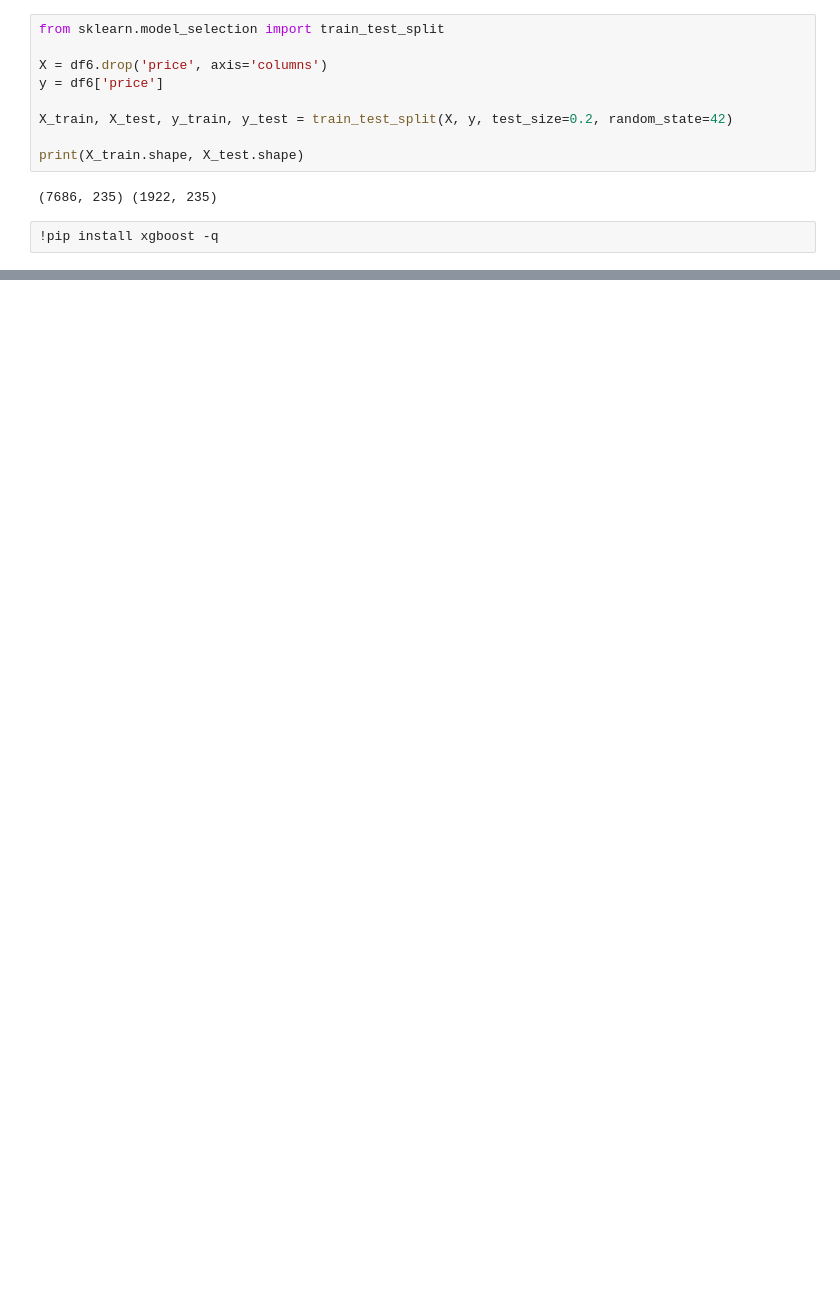
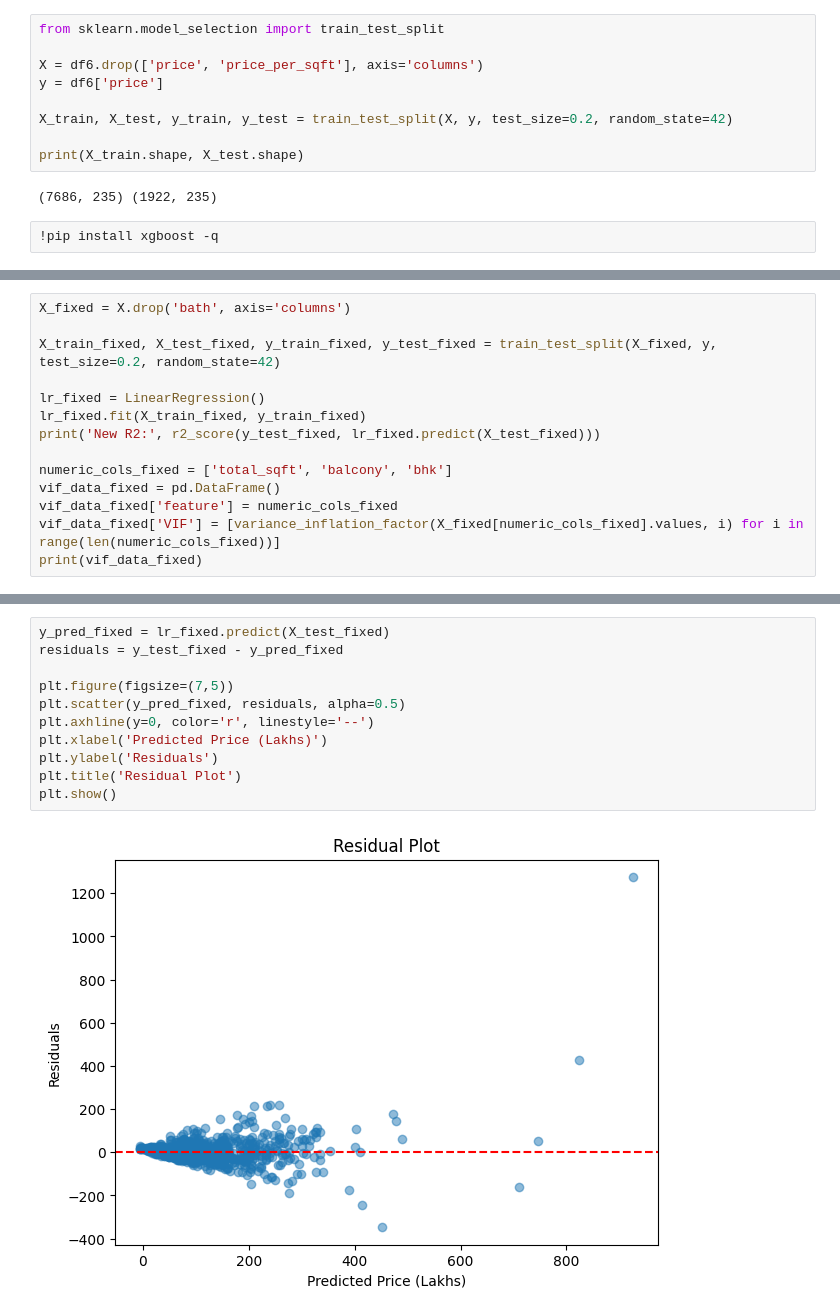
Before and after one commit to SigmaPs2004/House-Price-Prediction, a Jupyter notebook: House_Price_Prediction.ipynb, the cells around one changed output, grey strips where cells are left out. Cells and saved outputs as stored; diff of their text form; blank space fills up the shorter version.

```diff
--- a/House_Price_Prediction.ipynb
+++ b/House_Price_Prediction.ipynb
@@ -282,7 +289,7 @@ df6
 # %%
 from sklearn.model_selection import train_test_split
 
-X = df6.drop('price', axis='columns')
+X = df6.drop(['price', 'price_per_sqft'], axis='columns')
 y = df6['price']
 
 X_train, X_test, y_train, y_test = train_test_split(X, y, test_size=0.2, random_state=42)
@@ -321,0 +328,14 @@ XGBoost trained
+# %%
+X_fixed = X.drop('bath', axis='columns')
+
+X_train_fixed, X_test_fixed, y_train_fixed, y_test_fixed = train_test_split(X_fixed, y, test_size=0.2, random_state=42)
+
+lr_fixed = LinearRegression()
+lr_fixed.fit(X_train_fixed, y_train_fixed)
+print('New R2:', r2_score(y_test_fixed, lr_fixed.predict(X_test_fixed)))
+
+numeric_cols_fixed = ['total_sqft', 'balcony', 'bhk']
+vif_data_fixed = pd.DataFrame()
+vif_data_fixed['feature'] = numeric_cols_fixed
+vif_data_fixed['VIF'] = [variance_inflation_factor(X_fixed[numeric_cols_fixed].values, i) for i in range(len(numeric_cols_fixed))]
+print(vif_data_fixed)
@@ -321,0 +422,13 @@ XGBoost trained
+# %%
+y_pred_fixed = lr_fixed.predict(X_test_fixed)
+residuals = y_test_fixed - y_pred_fixed
+
+plt.figure(figsize=(7,5))
+plt.scatter(y_pred_fixed, residuals, alpha=0.5)
+plt.axhline(y=0, color='r', linestyle='--')
+plt.xlabel('Predicted Price (Lakhs)')
+plt.ylabel('Residuals')
+plt.title('Residual Plot')
+plt.show()
+# %% [output]
+[figure, added]
```
Also changed, not shown: parts of 23 cells of this notebook.
